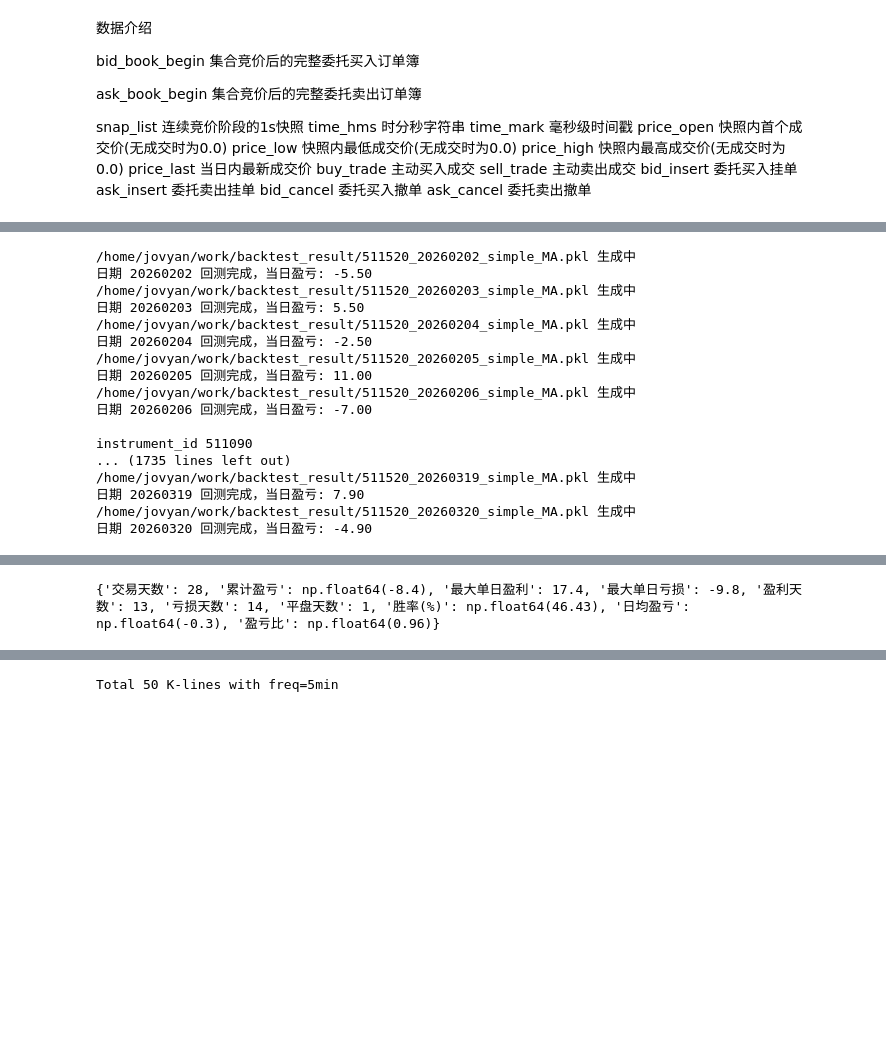
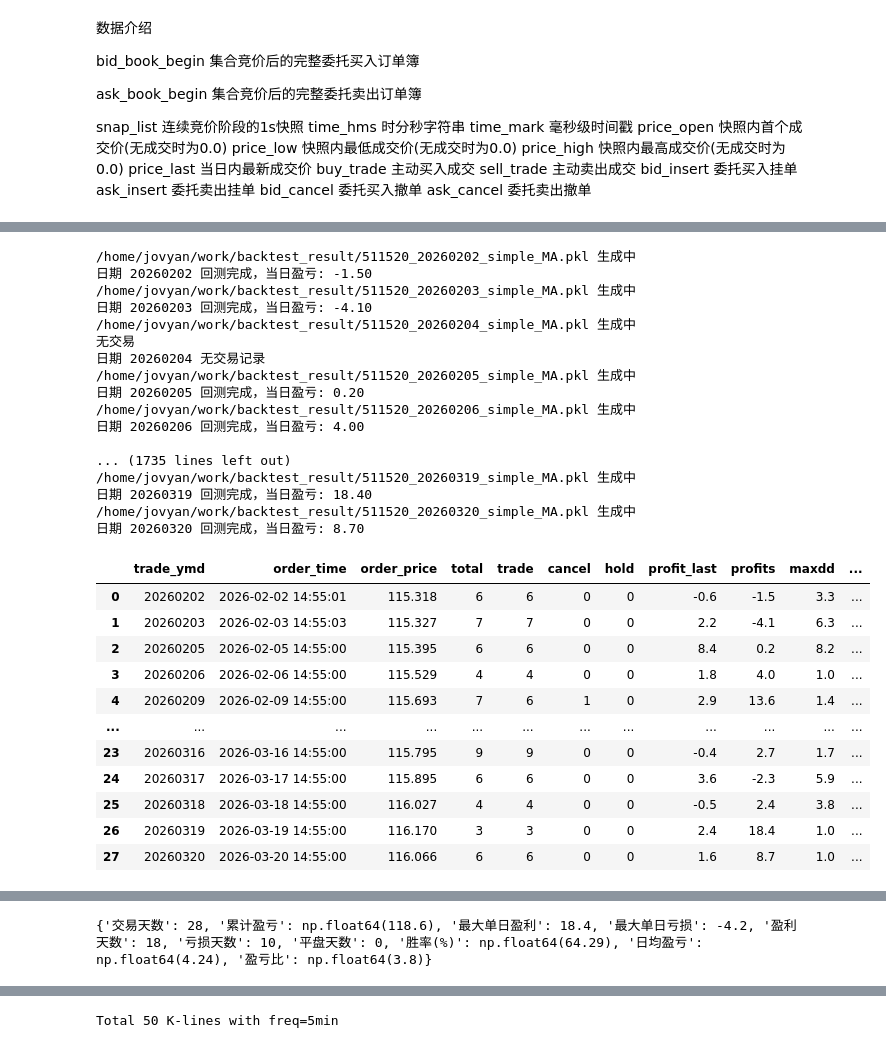
Before and after one commit to artinsophia/Quant-Intern-2026, a Jupyter notebook: simple_MA/test.ipynb, the cells around one changed output, grey strips where cells are left out. Drawn from its saved outputs; the diff is of its cells as text; code cells hidden in the pictures; blank space fills up the shorter version.

```diff
--- a/simple_MA/test.ipynb
+++ b/simple_MA/test.ipynb
@@ -35,18 +35,6 @@ snap_list 连续竞价阶段的1s快照
 # %%
 instrument_id = '511520'
 trade_ymd = '20260319'
-# %%
-param_dict = {
-
-    'name' : 'bollingger_bands',
-    'instrument_id' : instrument_id,
-    'trade_ymd' : trade_ymd,
-
-    'short_window' : 40 ,
-    'long_window' : 600 ,
-    'threshold' : 0.001 ,
-    'name' : 'simple_MA'
-}
 # %%
 %%time
 from collections import deque
@@ -133,3 +92,15 @@ Wall time: 610 ms
+# %%
+param_dict = {
+
+    'name' : 'bollingger_bands',
+    'instrument_id' : instrument_id,
+    'trade_ymd' : trade_ymd,
+
+    'short_window' : 1800 ,
+    'long_window' : 3600 ,
+    'threshold' : 0.00 ,
+    'name' : 'simple_MA'
+}
 # %%
 import os
 import sys
@@ -140,25 +111,38 @@ utils_path = os.path.join(parent_dir, 'tools')
 sys.path.append(utils_path)
 # %%
 from backtesting import backtest_multi_days
-backtest_df = backtest_multi_days(instrument_id,'20260202','20260320',StrategyDemo,param_dict)
+strategy = StrategyDemo(param_dict)
+backtest_df = backtest_multi_days(instrument_id,'20260202','20260320',strategy,param_dict)
 # %% [output]
 /home/jovyan/work/backtest_result/511520_20260202_simple_MA.pkl 生成中
-日期 20260202 回测完成，当日盈亏: -5.50
+日期 20260202 回测完成，当日盈亏: -1.50
 /home/jovyan/work/backtest_result/511520_20260203_simple_MA.pkl 生成中
-日期 20260203 回测完成，当日盈亏: 5.50
+日期 20260203 回测完成，当日盈亏: -4.10
 /home/jovyan/work/backtest_result/511520_20260204_simple_MA.pkl 生成中
-日期 20260204 回测完成，当日盈亏: -2.50
+无交易
+日期 20260204 无交易记录
 /home/jovyan/work/backtest_result/511520_20260205_simple_MA.pkl 生成中
-日期 20260205 回测完成，当日盈亏: 11.00
+日期 20260205 回测完成，当日盈亏: 0.20
 /home/jovyan/work/backtest_result/511520_20260206_simple_MA.pkl 生成中
-日期 20260206 回测完成，当日盈亏: -7.00
+日期 20260206 回测完成，当日盈亏: 4.00
 
-instrument_id 511090
 ... (1735 lines left out)
 /home/jovyan/work/backtest_result/511520_20260319_simple_MA.pkl 生成中
-日期 20260319 回测完成，当日盈亏: 7.90
+日期 20260319 回测完成，当日盈亏: 18.40
 /home/jovyan/work/backtest_result/511520_20260320_simple_MA.pkl 生成中
-日期 20260320 回测完成，当日盈亏: -4.90
+日期 20260320 回测完成，当日盈亏: 8.70
 # %%
-print(backtest_df)
+backtest_df
 # %% [output]
+|  | trade_ymd | order_time | order_price | total | trade | cancel | hold | profit_last | profits | maxdd | ... |
+| 0 | 20260202 | 2026-02-02 14:55:01 | 115.318 | 6 | 6 | 0 | 0 | -0.6 | -1.5 | 3.3 | ... |
+| 1 | 20260203 | 2026-02-03 14:55:03 | 115.327 | 7 | 7 | 0 | 0 | 2.2 | -4.1 | 6.3 | ... |
+| 2 | 20260205 | 2026-02-05 14:55:00 | 115.395 | 6 | 6 | 0 | 0 | 8.4 | 0.2 | 8.2 | ... |
+| 3 | 20260206 | 2026-02-06 14:55:00 | 115.529 | 4 | 4 | 0 | 0 | 1.8 | 4.0 | 1.0 | ... |
+| 4 | 20260209 | 2026-02-09 14:55:00 | 115.693 | 7 | 6 | 1 | 0 | 2.9 | 13.6 | 1.4 | ... |
+| ... | ... | ... | ... | ... | ... | ... | ... | ... | ... | ... | ... |
+| 23 | 20260316 | 2026-03-16 14:55:00 | 115.795 | 9 | 9 | 0 | 0 | -0.4 | 2.7 | 1.7 | ... |
+| 24 | 20260317 | 2026-03-17 14:55:00 | 115.895 | 6 | 6 | 0 | 0 | 3.6 | -2.3 | 5.9 | ... |
+| 25 | 20260318 | 2026-03-18 14:55:00 | 116.027 | 4 | 4 | 0 | 0 | -0.5 | 2.4 | 3.8 | ... |
+| 26 | 20260319 | 2026-03-19 14:55:00 | 116.170 | 3 | 3 | 0 | 0 | 2.4 | 18.4 | 1.0 | ... |
+| 27 | 20260320 | 2026-03-20 14:55:00 | 116.066 | 6 | 6 | 0 | 0 | 1.6 | 8.7 | 1.0 | ... |
@@ -184,4 +152,4 @@ from backtesting import backtest_summary
 summary = backtest_summary(backtest_df)
 print(summary)
 # %% [output]
-{'交易天数': 28, '累计盈亏': np.float64(-8.4), '最大单日盈利': 17.4, '最大单日亏损': -9.8, '盈利天数': 13, '亏损天数': 14, '平盘天数': 1, '胜率(%)': np.float64(46.43), '日均盈亏': np.float64(-0.3), '盈亏比': np.float64(0.96)}
+{'交易天数': 28, '累计盈亏': np.float64(118.6), '最大单日盈利': 18.4, '最大单日亏损': -4.2, '盈利天数': 18, '亏损天数': 10, '平盘天数': 0, '胜率(%)': np.float64(64.29), '日均盈亏': np.float64(4.24), '盈亏比': np.float64(3.8)}
```
Also changed, not shown: parts of 4 cells of this notebook, 2 other files.
